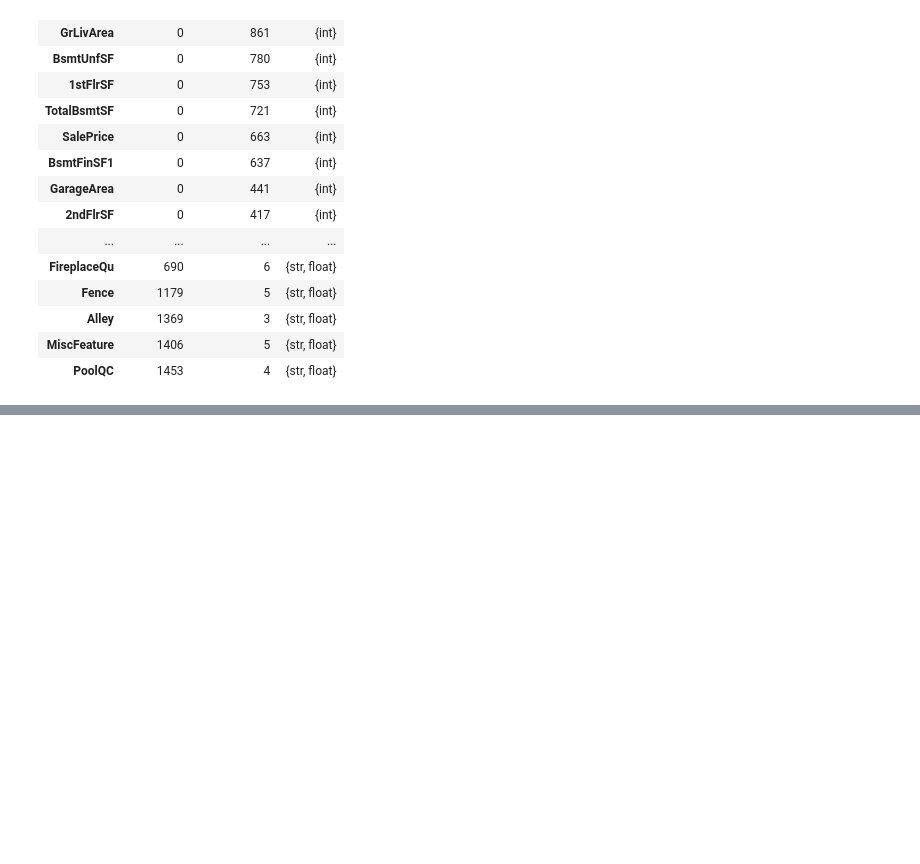
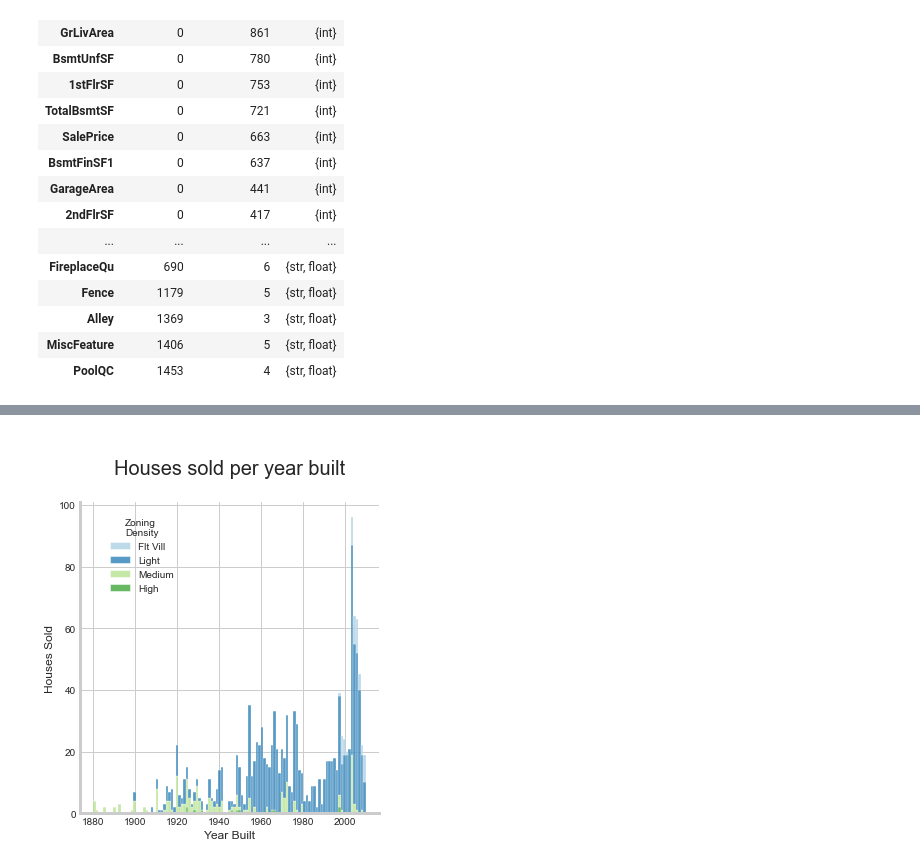
Before and after one commit to andygon83/AimesIAHousePriceKag, a Jupyter notebook: House Prices Prediction.ipynb, the cells around one changed output, grey strips where cells are left out. Saved outputs shown, nothing was run; the diff lists cells and outputs as text; code cells hidden in the pictures; blank space fills up the shorter version.

```diff
--- a/House Prices Prediction.ipynb
+++ b/House Prices Prediction.ipynb
@@ -209,0 +246,15 @@ plt.title('Bedrooms to Price relation and distribution', size=20, color='grey');
+# %%
+sns.set_style('whitegrid')
+dis = sns.displot(x='YearBuilt', data=dfviz, bins= len(dfviz['YearBuilt'].value_counts()),
+                  hue='MSZoning', hue_order=['FV', 'RL', 'RM', 'RH'], multiple='stack',
+                 palette='Paired')
+plt.ylabel('Houses Sold')
+plt.xlabel('Year Built')
+plt.title('\nHouses sold per year built\n', size=20)
+dis._legend.set_title('Zoning\nDensity')
+new_labels = ['Flt Vill', 'Light', 'Medium' , 'High']
+for t, l in zip(dis._legend.texts, new_labels): t.set_text(l)
+dis._legend.set_bbox_to_anchor([0.35,0.81])
+plt.show()
+# %% [output]
+[figure, added]
```
Also changed, not shown: parts of 38 cells of this notebook.
